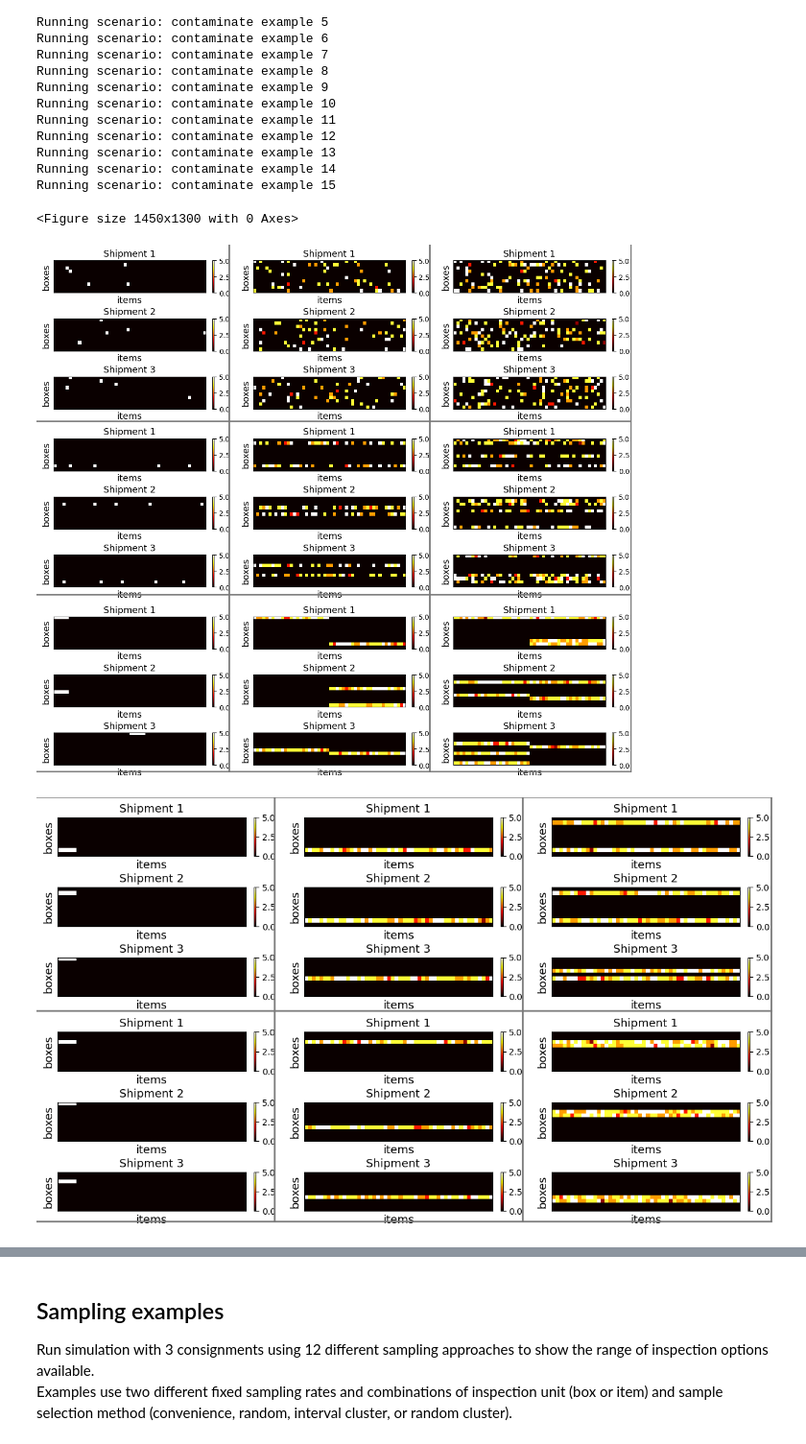
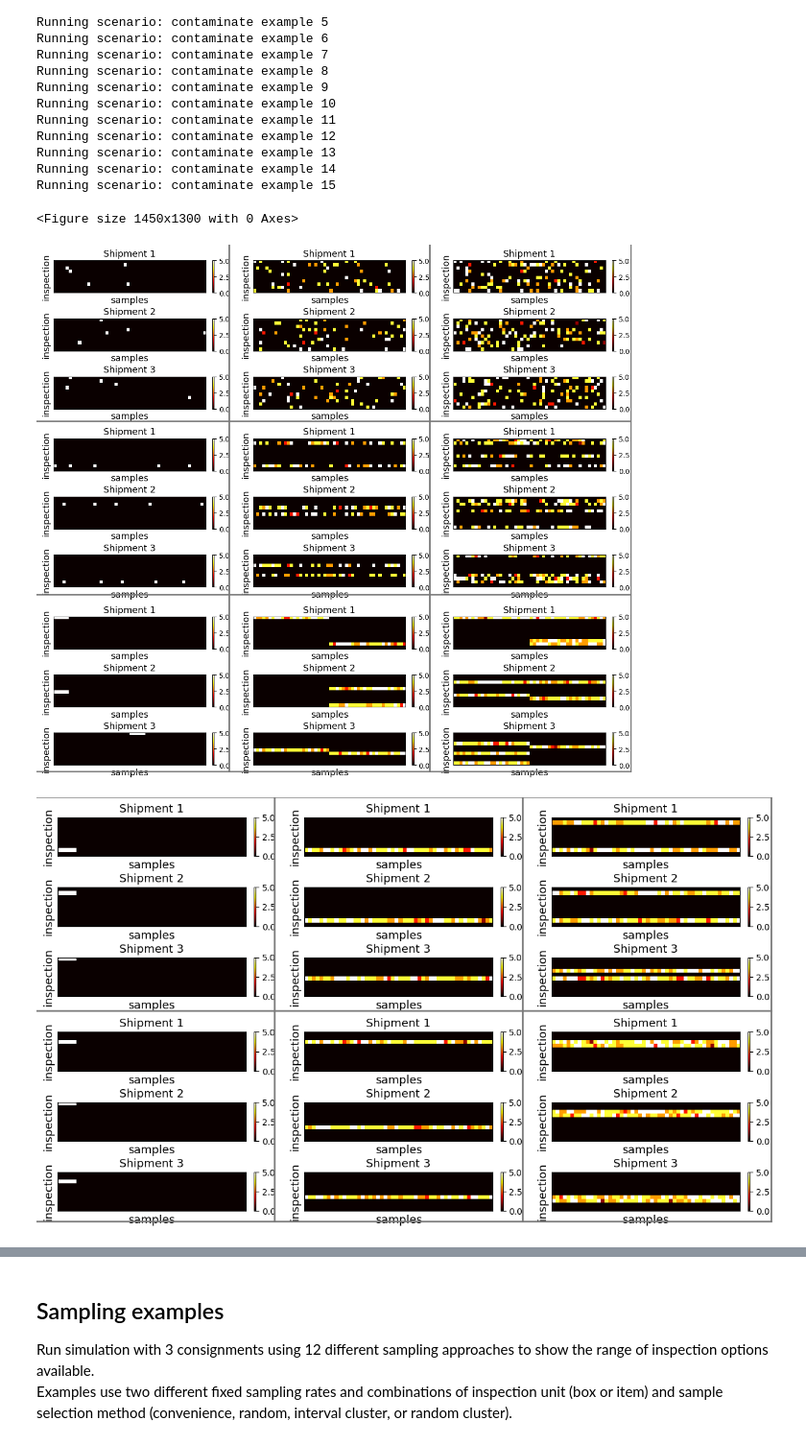
Before and after one commit to jkagor13-usda/popsborder, a Jupyter notebook: popsborder-main/hierarchal sampling/hierarchal_test.ipynb, the cells around one changed output, grey strips where cells are left out. Shown at 96% size. Cells and saved outputs as stored; diff of their text form; code cells hidden in the pictures.

```diff
--- a/popsborder-main/hierarchal sampling/hierarchal_test.ipynb
+++ b/popsborder-main/hierarchal sampling/hierarchal_test.ipynb
@@ -117,8 +137,8 @@ for a in range(num_row):
             im = axs[i].imshow(consignment, cmap='hot', aspect='auto', vmin=vmin, vmax=vmax)
             axs[i].set_yticks([])
             axs[i].set_xticks([])
-            axs[i].set_ylabel('boxes', fontsize=13)
-            axs[i].set_xlabel('items', fontsize=13)
+            axs[i].set_ylabel('inspection', fontsize=13)
+            axs[i].set_xlabel('samples', fontsize=13)
             axs[i].set_title(f"Shipment {i + 1}", fontsize=13)
 
             plt.colorbar(im, ax=axs[i], fraction=0.046, pad=0.04)
@@ -148,7 +168,7 @@ plt.show()
 fig.savefig(plotsdir / "contam_examples_items_heatmap.jpg", dpi=800)
 # %% [output]
 <Figure size 1450x1300 with 0 Axes>
-[figure, old version]
+[figure, new version]
 # %%
 # Plot items for each box contamination unit scenarios
 scenarios = contaminate_examples_df["consignment name"]
@@ -178,37 +198,37 @@ for a in range(num_row):
             im = axs[i].imshow(consignment, cmap='hot', aspect='auto', vmin=vmin, vmax=vmax)
             axs[i].set_yticks([])
             axs[i].set_xticks([])
-            axs[i].set_ylabel('boxes', fontsize=13)
-            axs[i].set_xlabel('items', fontsize=13)
+            axs[i].set_ylabel('inspection', fontsize=13)
+            axs[i].set_xlabel('samples', fontsize=13)
             axs[i].set_title(f"Shipment {i + 1}", fontsize=13)
 
             # Add colorbar for each subplot to show scale
             plt.colorbar(im, ax=axs[i], fraction=0.046, pad=0.04)
 
         scenario_index += 1
 
 
 from pylab import *
 axs[i].plot([0.365, 0.365], [0.09, 0.92], color='#7A7A7A', lw=2,
          transform=gcf().transFigure, clip_on=False)
 axs[i].plot([0.64, 0.64], [0.09, 0.92], color='#7A7A7A', lw=2,
          transform=gcf().transFigure, clip_on=False)
 axs[i].plot([0.09, 0.915], [.502, .502], color='#7A7A7A', lw=2,
          transform=gcf().transFigure, clip_on=False)
 axs[i].plot([0.09, 0.915], [0.92, 0.92], color='#7A7A7A', lw=2,
          transform=gcf().transFigure, clip_on=False)
 axs[i].plot([0.09, 0.915], [0.09, 0.09], color='#7A7A7A', lw=2,
          transform=gcf().transFigure, clip_on=False)
 axs[i].plot([0.915, 0.915], [0.09, 0.92], color='#7A7A7A', lw=2,
          transform=gcf().transFigure, clip_on=False)
 axs[i].plot([0.09, 0.09], [0.09, 0.92], color='#7A7A7A', lw=2,
          transform=gcf().transFigure, clip_on=False)
 
 plt.show()
 
 fig.savefig(plotsdir / "contam_examples_boxes.jpg", dpi=800)
 # %% [output]
-[figure, old version]
+[figure, new version]
 # %%
 contaminate_examples_df
 # %% [output]
```
Also changed, not shown: parts of 1 cell of this notebook, 1 other file.
